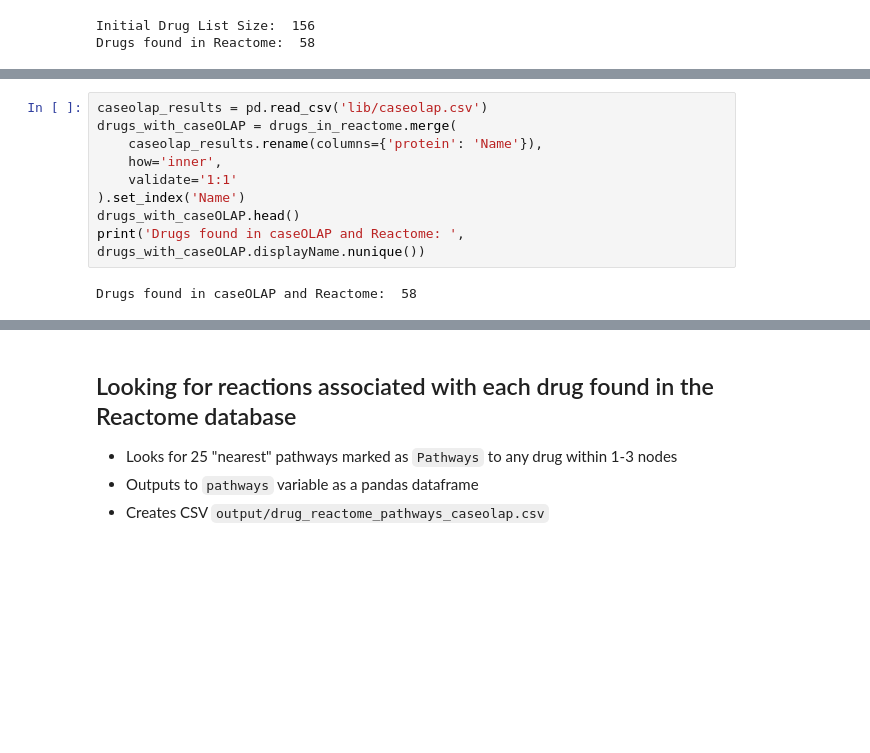
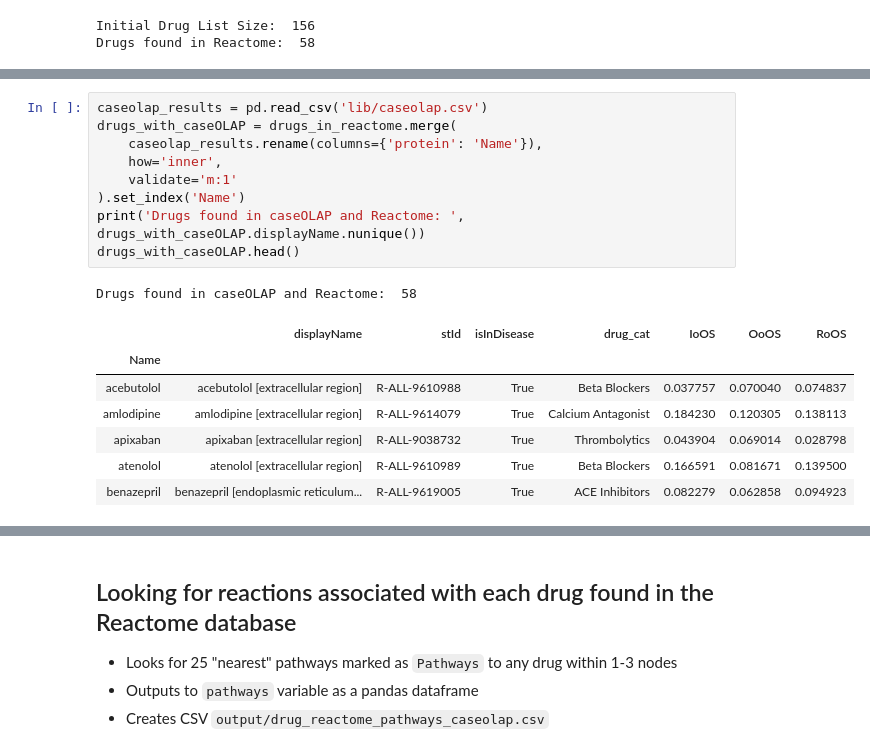
Before and after one commit to pinglab-intern/caseolap-pipeline, a Jupyter notebook: Explore_Drug_chemical_OxStress.ipynb, the cells around one changed output, grey strips where cells are left out. Saved outputs shown, nothing was run; the diff lists cells and outputs as text; blank space fills up the shorter version.

```diff
--- a/Explore_Drug_chemical_OxStress.ipynb
+++ b/Explore_Drug_chemical_OxStress.ipynb
@@ -83,11 +106,18 @@ Drugs found in Reactome:  58
 # %%
 caseolap_results = pd.read_csv('lib/caseolap.csv')
 drugs_with_caseOLAP = drugs_in_reactome.merge(
     caseolap_results.rename(columns={'protein': 'Name'}),
     how='inner',
-    validate='1:1'
+    validate='m:1'
 ).set_index('Name')
+print('Drugs found in caseOLAP and Reactome: ', drugs_with_caseOLAP.displayName.nunique())
 drugs_with_caseOLAP.head()
-print('Drugs found in caseOLAP and Reactome: ', drugs_with_caseOLAP.displayName.nunique())
 # %% [output]
 Drugs found in caseOLAP and Reactome:  58
+|  | displayName | stId | isInDisease | drug_cat | IoOS | OoOS | RoOS |
+| Name |  |  |  |  |  |  |  |
+| acebutolol | acebutolol [extracellular region] | R-ALL-9610988 | True | Beta Blockers | 0.037757 | 0.070040 | 0.074837 |
+| amlodipine | amlodipine [extracellular region] | R-ALL-9614079 | True | Calcium Antagonist | 0.184230 | 0.120305 | 0.138113 |
+| apixaban | apixaban [extracellular region] | R-ALL-9038732 | True | Thrombolytics | 0.043904 | 0.069014 | 0.028798 |
+| atenolol | atenolol [extracellular region] | R-ALL-9610989 | True | Beta Blockers | 0.166591 | 0.081671 | 0.139500 |
+| benazepril | benazepril [endoplasmic reticulum... | R-ALL-9619005 | True | ACE Inhibitors | 0.082279 | 0.062858 | 0.094923 |
```
Also changed, not shown: parts of 10 cells of this notebook, 3 other files.
